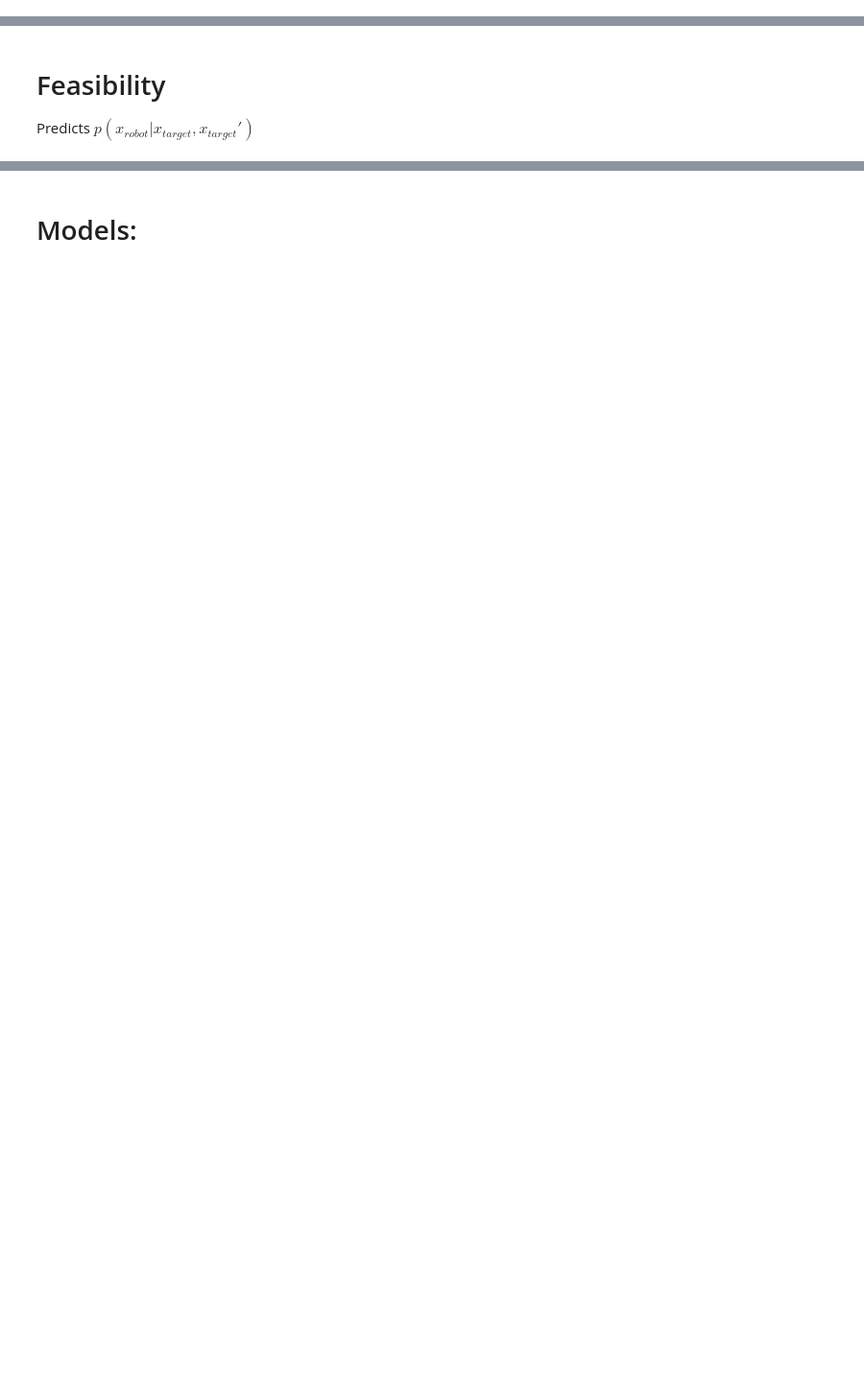
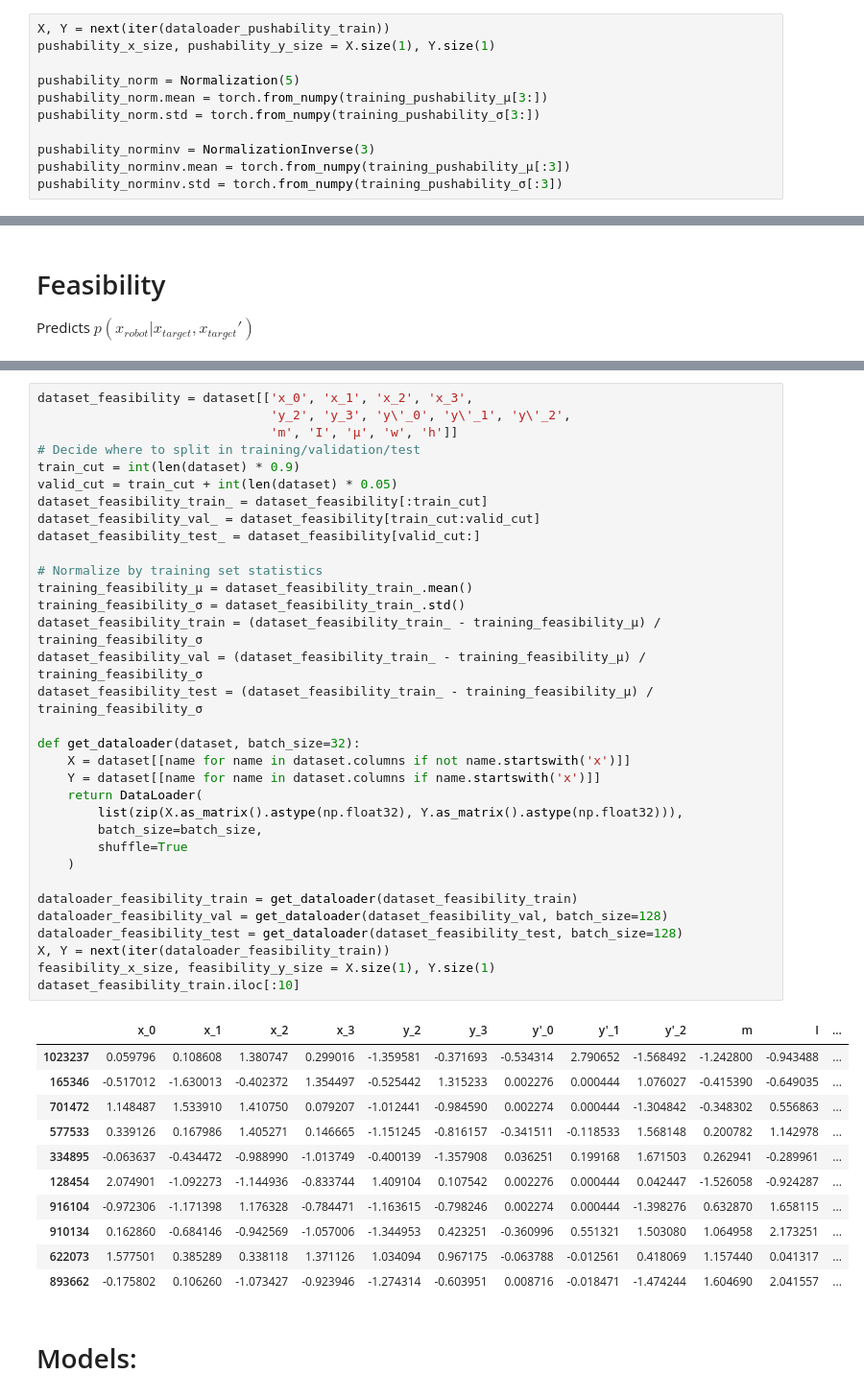
Before and after one commit to JoshuaHaustein/oracle_server, a Jupyter notebook: oracle_real.ipynb, the cells around one changed output, grey strips where cells are left out. Shown at 96% size. Saved outputs shown, nothing was run; the diff lists cells and outputs as text; blank space fills up the shorter version.

```diff
--- a/oracle_real.ipynb
+++ b/oracle_real.ipynb
@@ -537,0 +488,11 @@ Super boring model, always predicts $\mathcal{N}(\mathbf{0, 1})$, which of cours
+# %%
+X, Y = next(iter(dataloader_pushability_train))
+pushability_x_size, pushability_y_size = X.size(1), Y.size(1)
+
+pushability_norm = Normalization(5)
+pushability_norm.mean = torch.from_numpy(training_pushability_μ[3:])
+pushability_norm.std = torch.from_numpy(training_pushability_σ[3:])
+
+pushability_norminv = NormalizationInverse(3)
+pushability_norminv.mean = torch.from_numpy(training_pushability_μ[:3])
+pushability_norminv.std = torch.from_numpy(training_pushability_σ[:3])
@@ -601,3 +577,48 @@ dataloader_test = get_dataloader(dataset_test, batch_size=128)
+# %%
+dataset_feasibility = dataset[['x_0', 'x_1', 'x_2', 'x_3',
+                               'y_2', 'y_3', 'y\'_0', 'y\'_1', 'y\'_2',
+                               'm', 'I', 'µ', 'w', 'h']]
+# Decide where to split in training/validation/test
+train_cut = int(len(dataset) * 0.9)
+valid_cut = train_cut + int(len(dataset) * 0.05)
+dataset_feasibility_train_ = dataset_feasibility[:train_cut]
+dataset_feasibility_val_ = dataset_feasibility[train_cut:valid_cut]
+dataset_feasibility_test_ = dataset_feasibility[valid_cut:]
+
+# Normalize by training set statistics
+training_feasibility_µ = dataset_feasibility_train_.mean()
+training_feasibility_σ = dataset_feasibility_train_.std()
+dataset_feasibility_train = (dataset_feasibility_train_ - training_feasibility_µ) / training_feasibility_σ
+dataset_feasibility_val = (dataset_feasibility_train_ - training_feasibility_µ) / training_feasibility_σ
+dataset_feasibility_test = (dataset_feasibility_train_ - training_feasibility_µ) / training_feasibility_σ
+
+def get_dataloader(dataset, batch_size=32):
+    X = dataset[[name for name in dataset.columns if not name.startswith('x')]]
+    Y = dataset[[name for name in dataset.columns if name.startswith('x')]]
+    return DataLoader(
+        list(zip(X.as_matrix().astype(np.float32), Y.as_matrix().astype(np.float32))),
+        batch_size=batch_size,
+        shuffle=True
+    )
+
+dataloader_feasibility_train = get_dataloader(dataset_feasibility_train)
+dataloader_feasibility_val = get_dataloader(dataset_feasibility_val, batch_size=128)
+dataloader_feasibility_test = get_dataloader(dataset_feasibility_test, batch_size=128)
+X, Y = next(iter(dataloader_feasibility_train))
+feasibility_x_size, feasibility_y_size = X.size(1), Y.size(1)
+dataset_feasibility_train.iloc[:10]
+# %% [output]
+|  | x_0 | x_1 | x_2 | x_3 | y_2 | y_3 | y'_0 | y'_1 | y'_2 | m | I | ... |
+| 1023237 | 0.059796 | 0.108608 | 1.380747 | 0.299016 | -1.359581 | -0.371693 | -0.534314 | 2.790652 | -1.568492 | -1.242800 | -0.943488 | ... |
+| 165346 | -0.517012 | -1.630013 | -0.402372 | 1.354497 | -0.525442 | 1.315233 | 0.002276 | 0.000444 | 1.076027 | -0.415390 | -0.649035 | ... |
+| 701472 | 1.148487 | 1.533910 | 1.410750 | 0.079207 | -1.012441 | -0.984590 | 0.002274 | 0.000444 | -1.304842 | -0.348302 | 0.556863 | ... |
+| 577533 | 0.339126 | 0.167986 | 1.405271 | 0.146665 | -1.151245 | -0.816157 | -0.341511 | -0.118533 | 1.568148 | 0.200782 | 1.142978 | ... |
+| 334895 | -0.063637 | -0.434472 | -0.988990 | -1.013749 | -0.400139 | -1.357908 | 0.036251 | 0.199168 | 1.671503 | 0.262941 | -0.289961 | ... |
+| 128454 | 2.074901 | -1.092273 | -1.144936 | -0.833744 | 1.409104 | 0.107542 | 0.002276 | 0.000444 | 0.042447 | -1.526058 | -0.924287 | ... |
+| 916104 | -0.972306 | -1.171398 | 1.176328 | -0.784471 | -1.163615 | -0.798246 | 0.002274 | 0.000444 | -1.398276 | 0.632870 | 1.658115 | ... |
+| 910134 | 0.162860 | -0.684146 | -0.942569 | -1.057006 | -1.344953 | 0.423251 | -0.360996 | 0.551321 | 1.503080 | 1.064958 | 2.173251 | ... |
+| 622073 | 1.577501 | 0.385289 | 0.338118 | 1.371126 | 1.034094 | 0.967175 | -0.063788 | -0.012561 | 0.418069 | 1.157440 | 0.041317 | ... |
+| 893662 | -0.175802 | 0.106260 | -1.073427 | -0.923946 | -1.274314 | -0.603951 | 0.008716 | -0.018471 | -1.474244 | 1.604690 | 2.041557 | ... |
 # %% [markdown]
 # Models:
 # %%
```
Also changed, not shown: parts of 36 cells of this notebook, 10 other files.
